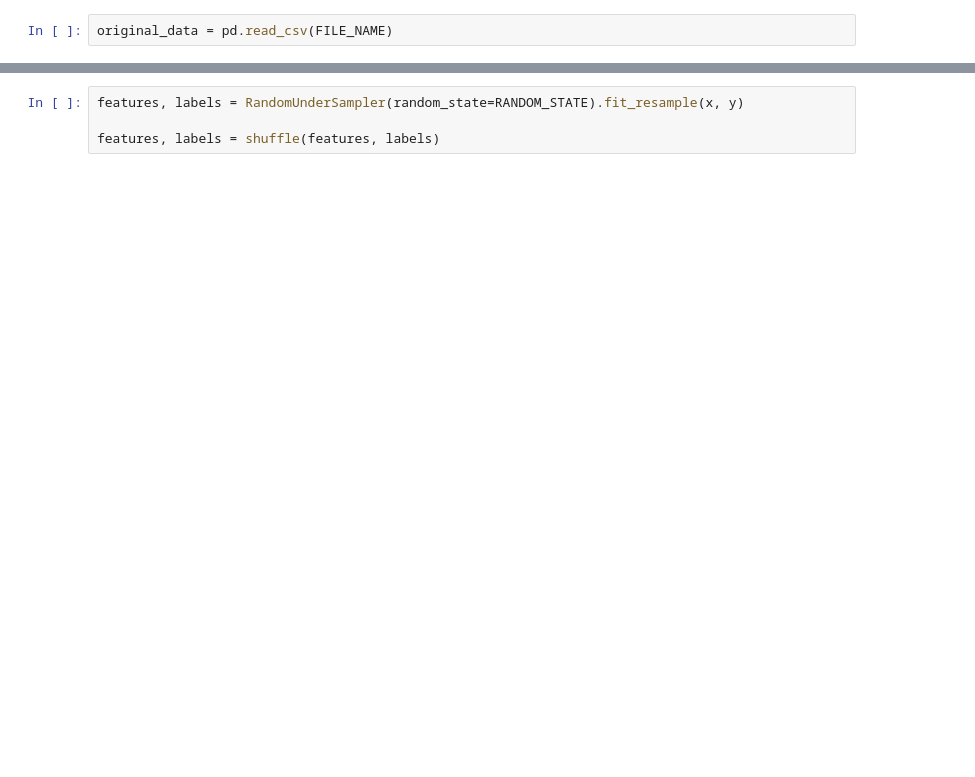
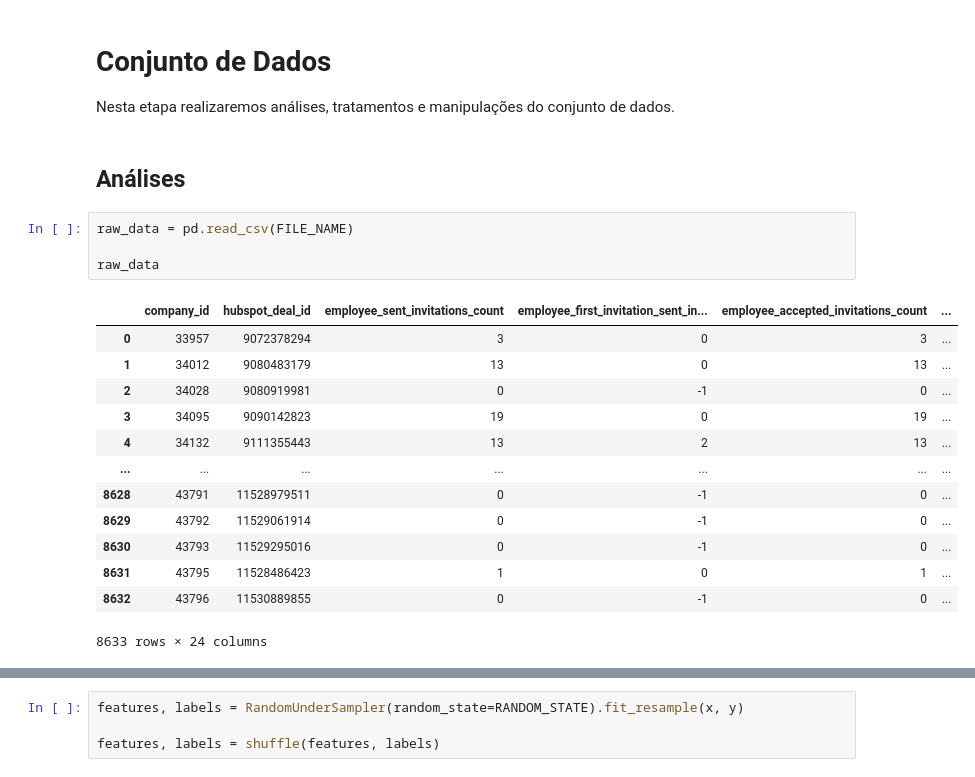
Before and after one commit to gmichelassi/won-models, a Jupyter notebook: main.ipynb, the cells around one changed output, grey strips where cells are left out. Cells and saved outputs as stored; diff of their text form; blank space fills up the shorter version.

```diff
--- a/main.ipynb
+++ b/main.ipynb
@@ -22,3 +40,25 @@ RANDOM_STATE = 10
+# %% [markdown]
+# Conjunto de Dados
+
+Nesta etapa realizaremos análises, tratamentos e manipulações do conjunto de dados.
+# %% [markdown]
+## Análises
 # %%
-original_data = pd.read_csv(FILE_NAME)
+raw_data = pd.read_csv(FILE_NAME)
+
+raw_data
+# %% [output]
+|  | company_id | hubspot_deal_id | employee_sent_invitations_count | employee_first_invitation_sent_in... | employee_accepted_invitations_count | ... |
+| 0 | 33957 | 9072378294 | 3 | 0 | 3 | ... |
+| 1 | 34012 | 9080483179 | 13 | 0 | 13 | ... |
+| 2 | 34028 | 9080919981 | 0 | -1 | 0 | ... |
+| 3 | 34095 | 9090142823 | 19 | 0 | 19 | ... |
+| 4 | 34132 | 9111355443 | 13 | 2 | 13 | ... |
+| ... | ... | ... | ... | ... | ... | ... |
+| 8628 | 43791 | 11528979511 | 0 | -1 | 0 | ... |
+| 8629 | 43792 | 11529061914 | 0 | -1 | 0 | ... |
+| 8630 | 43793 | 11529295016 | 0 | -1 | 0 | ... |
+| 8631 | 43795 | 11528486423 | 1 | 0 | 1 | ... |
+| 8632 | 43796 | 11530889855 | 0 | -1 | 0 | ... |
+8633 rows × 24 columns
 # %%
```
Also changed, not shown: parts of 45 cells of this notebook, 5 other files.
